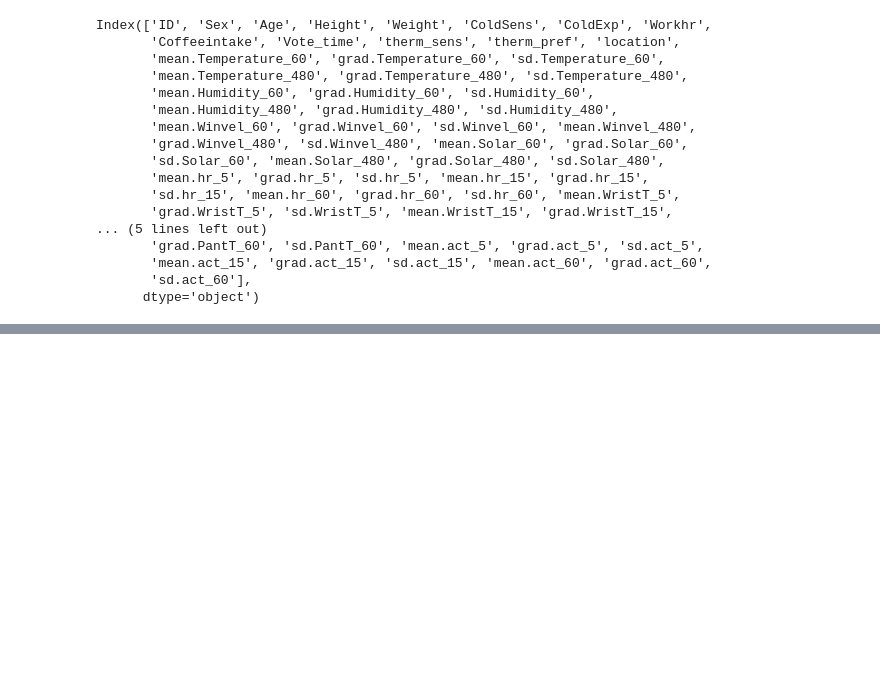
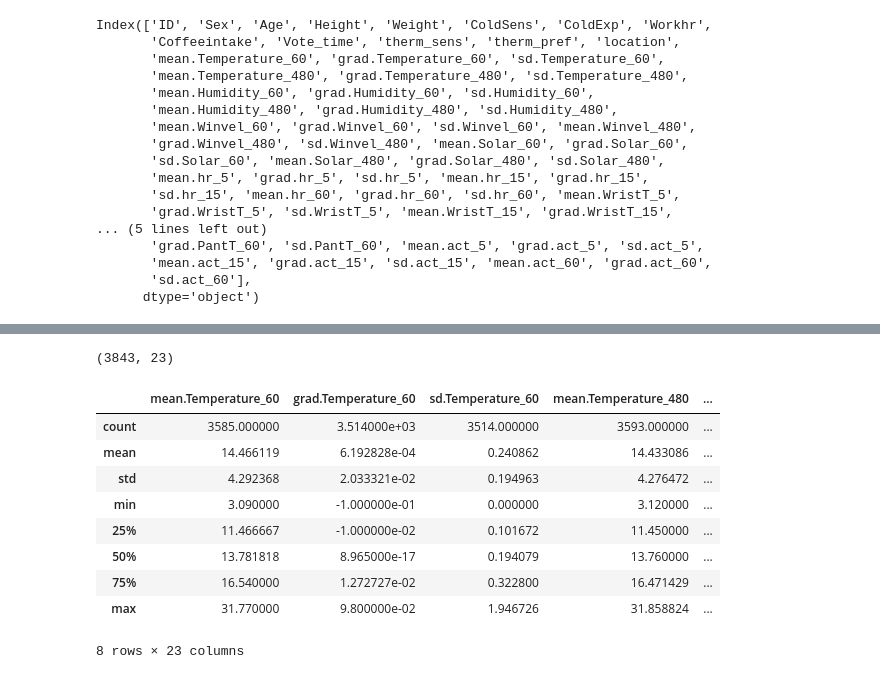
Before and after one commit to mahimanzum/Spatiotemporal_GNN, a Jupyter notebook: liu_dataset.ipynb, the cells around one changed output, grey strips where cells are left out. Saved outputs shown, nothing was run; the diff lists cells and outputs as text; code cells hidden in the pictures; blank space fills up the shorter version.

```diff
--- a/liu_dataset.ipynb
+++ b/liu_dataset.ipynb
@@ -195,0 +235,17 @@ df_occ14_phy = df_occ14.filter(['mean.hr_5', 'grad.hr_5', 'sd.hr_5', 'mean.hr_15
+# %%
+df_env.shape
+# %% [output]
+(3843, 23)
+# %%
+df_env.describe()
+# %% [output]
+|  | mean.Temperature_60 | grad.Temperature_60 | sd.Temperature_60 | mean.Temperature_480 | ... |
+| count | 3585.000000 | 3.514000e+03 | 3514.000000 | 3593.000000 | ... |
+| mean | 14.466119 | 6.192828e-04 | 0.240862 | 14.433086 | ... |
+| std | 4.292368 | 2.033321e-02 | 0.194963 | 4.276472 | ... |
+| min | 3.090000 | -1.000000e-01 | 0.000000 | 3.120000 | ... |
+| 25% | 11.466667 | -1.000000e-02 | 0.101672 | 11.450000 | ... |
+| 50% | 13.781818 | 8.965000e-17 | 0.194079 | 13.760000 | ... |
+| 75% | 16.540000 | 1.272727e-02 | 0.322800 | 16.471429 | ... |
+| max | 31.770000 | 9.800000e-02 | 1.946726 | 31.858824 | ... |
+8 rows × 23 columns
```
Also changed, not shown: parts of 5 cells of this notebook, 3 other files.
